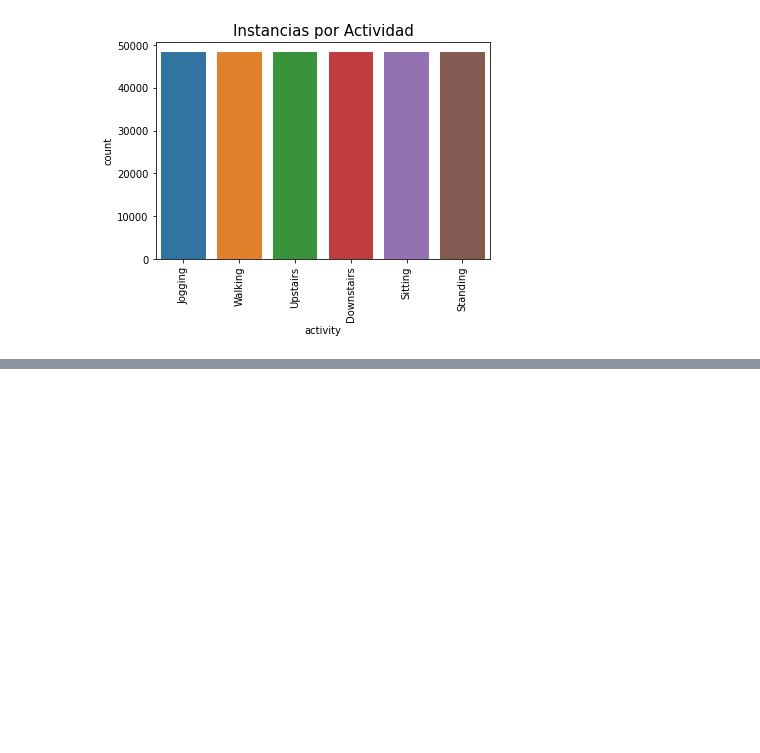
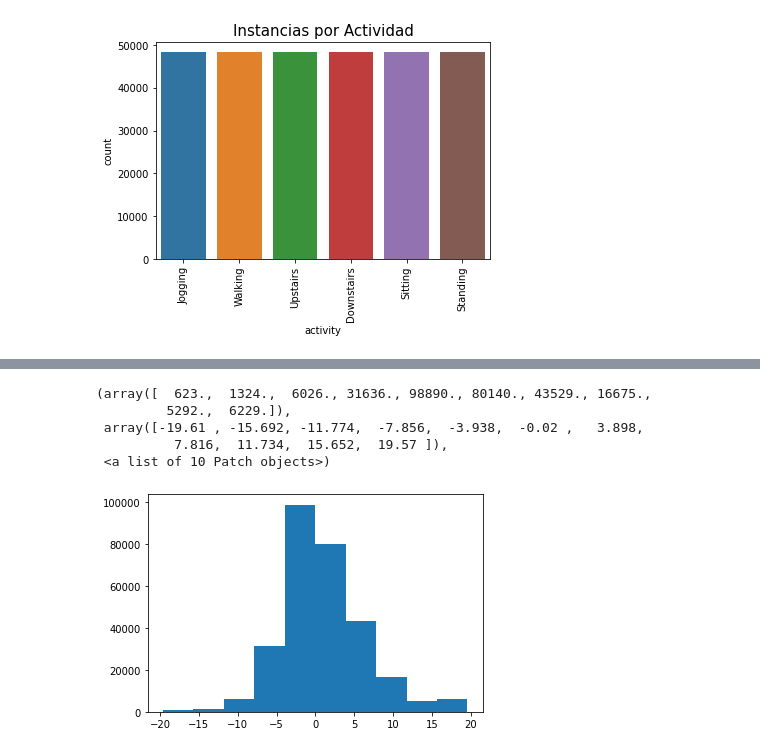
Before and after one commit to epereirasg/Curso-de-Machine-Learning, a Jupyter notebook: ProyectoFinal ML/ Entrega 03 - Explore/ Entrega_03_Explore.ipynb, the cells around one changed output, grey strips where cells are left out. Saved outputs shown, nothing was run; the diff lists cells and outputs as text; code cells hidden in the pictures; blank space fills up the shorter version.

```diff
--- a/ProyectoFinal ML/ Entrega 03 - Explore/ Entrega_03_Explore.ipynb
+++ b/ProyectoFinal ML/ Entrega 03 - Explore/ Entrega_03_Explore.ipynb
@@ -403,0 +433,10 @@ plt.show()
+# %%
+len(datanew.x)
+plt.hist(datanew.x)
+# %% [output]
+(array([  623.,  1324.,  6026., 31636., 98890., 80140., 43529., 16675.,
+         5292.,  6229.]),
+ array([-19.61 , -15.692, -11.774,  -7.856,  -3.938,  -0.02 ,   3.898,
+          7.816,  11.734,  15.652,  19.57 ]),
+ <a list of 10 Patch objects>)
+[figure, added]
```
Also changed, not shown: parts of 3 cells of this notebook.
